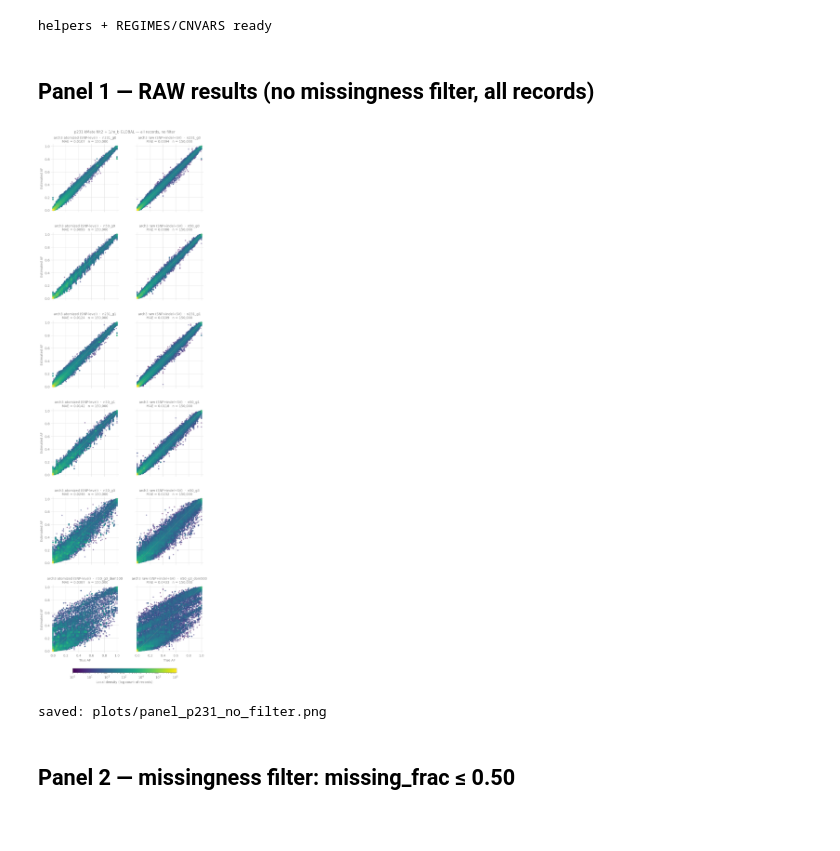
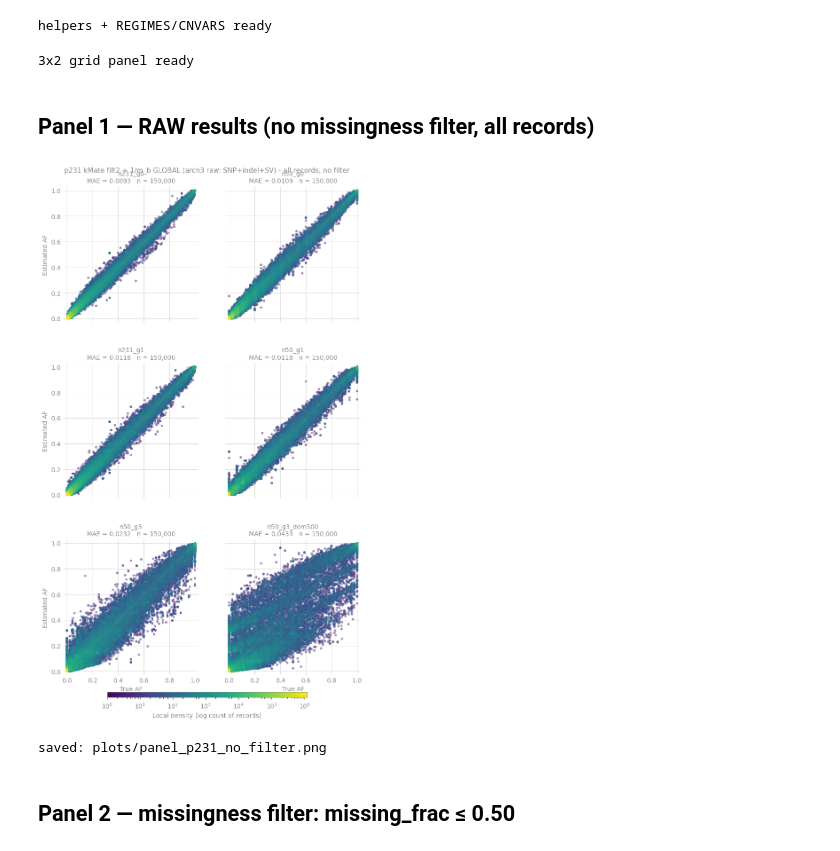
Before and after one commit to Tatianabellagio/kMate, a Jupyter notebook: benchmarks/p231/results/FINAL_RESULTS_p231.ipynb, the cells around one changed output. Cells and saved outputs as stored; diff of their text form; code cells hidden in the pictures.

```diff
--- a/benchmarks/p231/results/FINAL_RESULTS_p231.ipynb
+++ b/benchmarks/p231/results/FINAL_RESULTS_p231.ipynb
@@ -82,12 +82,44 @@ def regime_cnvar_panel(miss_thr, suptitle, filename):
 print("helpers + REGIMES/CNVARS ready")
 # %% [output]
 helpers + REGIMES/CNVARS ready
+# %%
+# --- compact 3x2 (generation x pool-config) grid, raw arm only ---
+GRID=[["n231_g0","n50_g0"],["n231_g1","n50_g1"],["n50_g3","n50_g3_dom500"]]
+def regime_grid_panel(miss_thr, suptitle, filename, cv="raw"):
+    # 3 rows = generations g0/g1/g3; 2 cols = pool config
+    # (rows 1-2: N=231 | N=50; bottom row: N=50 | N=50 dom500). Single data arm (raw).
+    CELL=4.0
+    fig,axes=plt.subplots(len(GRID),2,figsize=(CELL*2+1,CELL*len(GRID)+0.5),sharex=True,sharey=True)
+    last_sm=None
+    for i,row in enumerate(GRID):
+        for j,reg in enumerate(row):
+            ax=axes[i,j]
+            truth,est,miss=load_cell(reg,cv)
+            sel=miss<=miss_thr
+            sm=scatter_density(ax,truth[sel],est[sel],title=reg)
+            if sm is not None: last_sm=sm
+            if j==0: ax.set_ylabel("Estimated AF")
+            if i==len(GRID)-1: ax.set_xlabel("True AF")
+            del truth,est,miss; gc.collect()
+    fig.subplots_adjust(bottom=0.07,top=0.95,hspace=0.30,wspace=0.10)
+    cax=fig.add_axes([0.25,0.03,0.50,0.01])
+    if last_sm is not None:
+        cb=fig.colorbar(last_sm,cax=cax,orientation="horizontal",label="Local density (log count of records)")
+        cb.outline.set_edgecolor(GREY); cb.ax.xaxis.set_tick_params(color=GREY,labelcolor=GREY); cb.ax.xaxis.label.set_color(GREY)
+    fig.suptitle(suptitle,y=0.985,fontsize=11,color=GREY)
+    plt.savefig(PLOTS/filename,dpi=130,bbox_inches="tight"); plt.show(); plt.close(fig); gc.collect()
+    print(f"saved: plots/{filename}")
+print("3x2 grid panel ready")
+# %% [output]
+3x2 grid panel ready
 # %% [markdown]
 ## Panel 1 — RAW results (no missingness filter, all records)
 # %%
-regime_cnvar_panel(miss_thr=2.0, suptitle="p231 kMate filt2 + 1/m_b GLOBAL — all records, no filter", filename="panel_p231_no_filter.png")
+regime_grid_panel(miss_thr=2.0,
+    suptitle="p231 kMate filt2 + 1/m_b GLOBAL (arch3 raw: SNP+indel+SV) - all records, no filter",
+    filename="panel_p231_no_filter.png")
 # %% [output]
-[figure, old version]
+[figure, new version]
 saved: plots/panel_p231_no_filter.png
 # %% [markdown]
 ## Panel 2 — missingness filter: missing_frac ≤ 0.50
```
Also changed, not shown: parts of 4 cells of this notebook, 35 other files.
